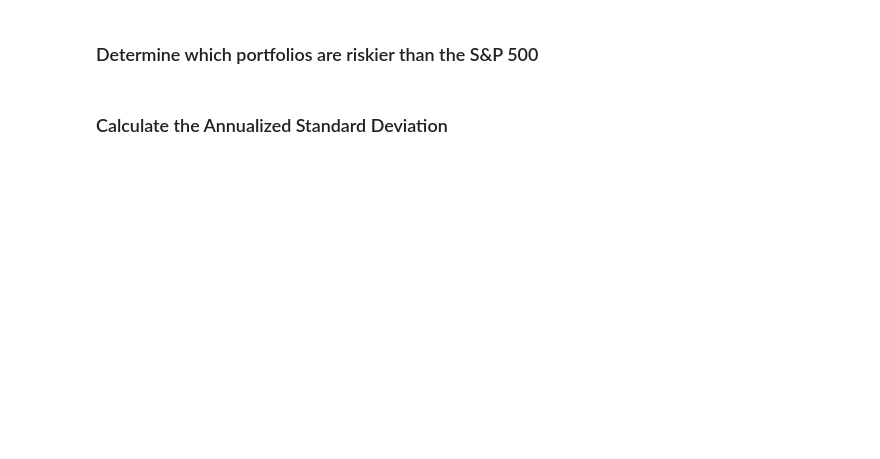
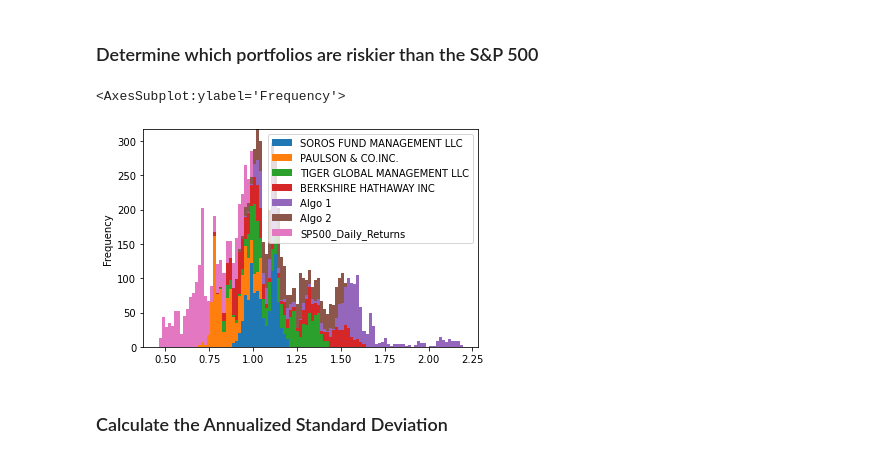
Before and after one commit to ServontiusT/Unit4Homework, a Jupyter notebook: whale_analysis.ipynb, the cells around one changed output. Saved outputs shown, nothing was run; the diff lists cells and outputs as text; code cells hidden in the pictures; blank space fills up the shorter version.

```diff
--- a/whale_analysis.ipynb
+++ b/whale_analysis.ipynb
@@ -213,8 +224,18 @@ sp500_returns_clean.boxplot()
 ### Determine which portfolios are riskier than the S&P 500
 # %%
 # Calculate  the daily standard deviation of S&P 500
+sp500_returns_clean.std()
 
-# Determine which portfolios are riskier than the S&P 500
+# Determine which portfolios are riskier than the S&P
+
+'''
+Soros Fund Management and Paulson & Co.INC are both riskier than the S&P 500.
+'''
+
+cumulative_returns.plot.hist(stacked=True, bins=100)
+# %% [output]
+<AxesSubplot:ylabel='Frequency'>
+[figure, added]
 # %% [markdown]
 ### Calculate the Annualized Standard Deviation
 # %%
```
Also changed, not shown: parts of 25 cells of this notebook, 1 other file.
